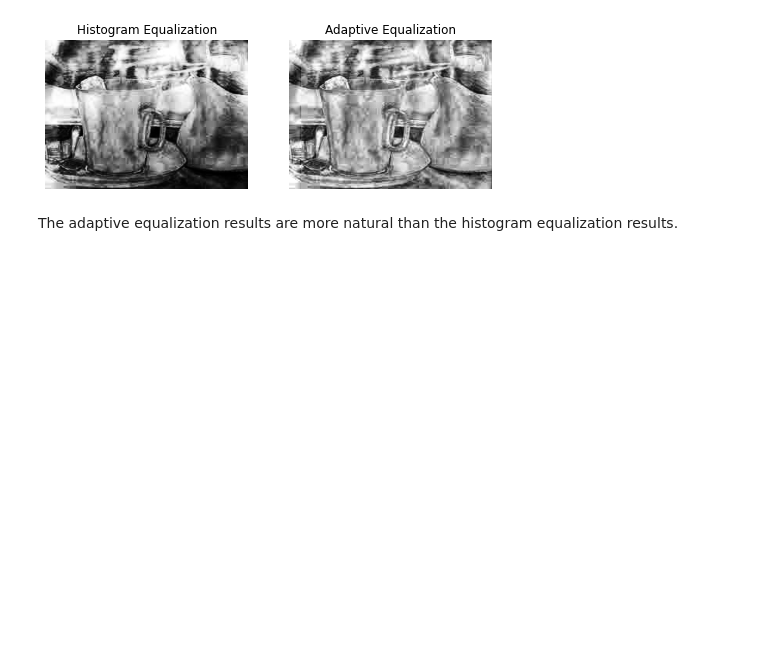
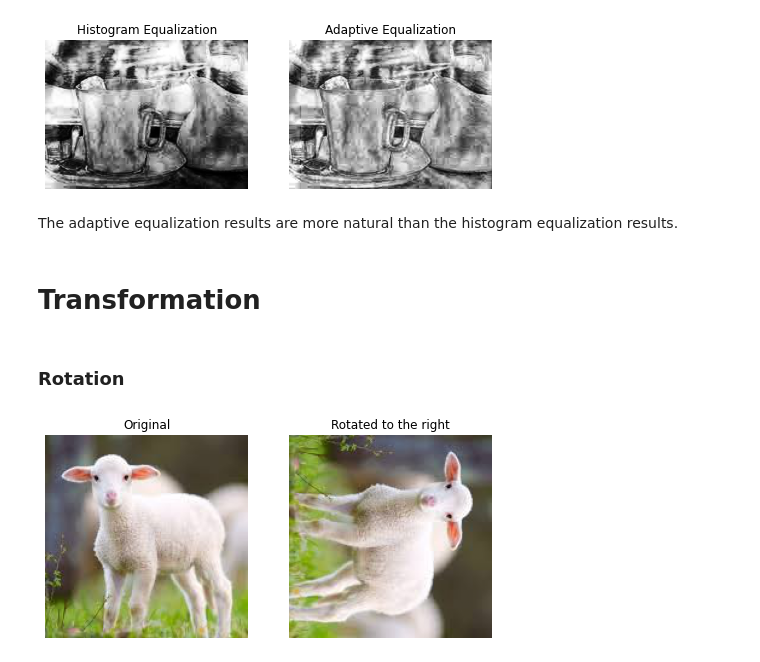
Before and after one commit to Gizem-kaya/Image-Processing-with-Python, a Jupyter notebook: Filter_Contrast_Transformation_Morphology.ipynb, the cells around one changed output. Saved outputs shown, nothing was run; the diff lists cells and outputs as text; code cells hidden in the pictures; blank space fills up the shorter version.

```diff
--- a/Filter_Contrast_Transformation_Morphology.ipynb
+++ b/Filter_Contrast_Transformation_Morphology.ipynb
@@ -61,3 +64,15 @@ comparison(hist_equalized, "Histogram Equalization", adap_equalized, "Adaptive E
 [figure]
 # %% [markdown]
 The adaptive equalization results are more natural than the histogram equalization results.
+# %% [markdown]
+# **Transformation**
+# %% [markdown]
+### **Rotation**
+# %%
+sheep = plt.imread("rotate.jpg")
+
+rotated = rotate(sheep, -90)
+
+comparison(sheep, "Original", rotated, "Rotated to the right")
+# %% [output]
+[figure, added]
```
Also changed, not shown: parts of 5 cells of this notebook.
